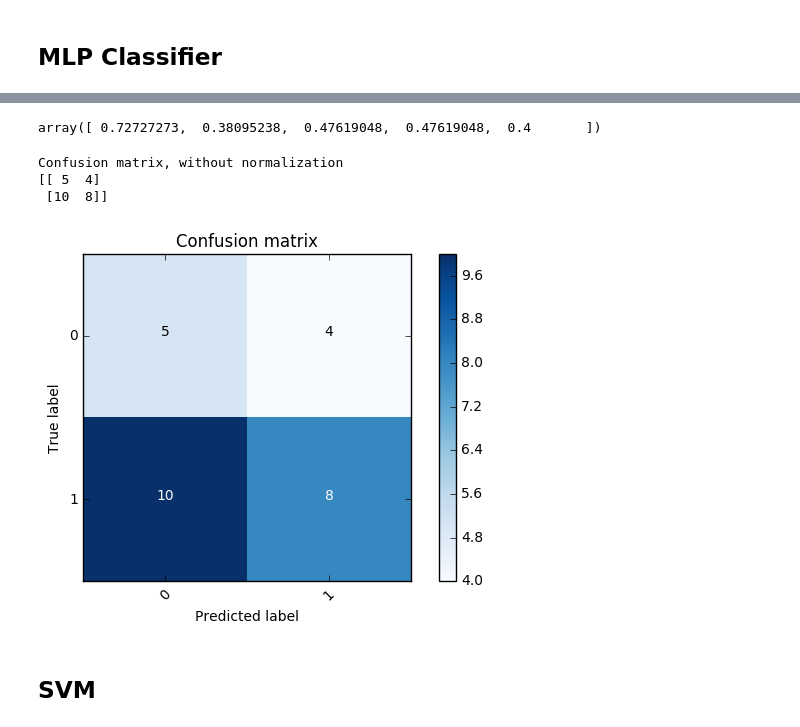
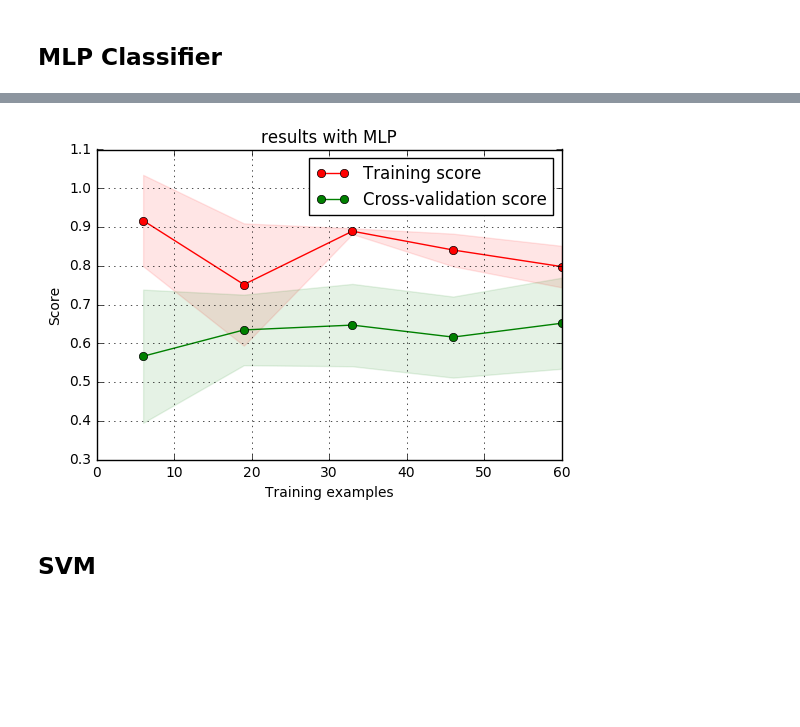
Before and after one commit to Gronlaen/swiss-ice-hockey-playoffs-prediction, a Jupyter notebook: ML.ipynb, the cells around one changed output, grey strips where cells are left out. Cells and saved outputs as stored; diff of their text form; code cells hidden in the pictures; blank space fills up the shorter version.

Commit message:
some more models

```diff
--- a/ML.ipynb
+++ b/ML.ipynb
@@ -117,0 +164,10 @@ def plot_confusion_matrix(cm, classes,
+# %%
+rf = RandomForestClassifier()
+param_grid = {
+    'n_estimators': [5, 10, 20, 30, 40, 50],
+    'criterion': ['gini', 'entropy'],
+    'max_features': ['auto', 'sqrt', 'log2', None],
+    'max_depth': [None, 5, 10, 20]
+}
+CV_rf = GridSearchCV(rf, param_grid, scoring='accuracy', cv=5, verbose=1)
+CV_rf.fit(X_train, y_train)
@@ -119,14 +238,14 @@ def plot_confusion_matrix(cm, classes,
 ## MLP Classifier
 # %%
 param_grid = {
-    'solver':['lbfgs', 'adam'],
-    'hidden_layer_sizes':[(10,), (20,), (30,), (40,), (50,), (60,), (70,), (80,), (90,), (100,)],
+    'solver':['lbfgs'],
+    'hidden_layer_sizes':[(10,),(30,), (50,), (80,), (100,),(10,10), (50,50)],
     'activation': ['logistic', 'tanh', 'relu'],
     'early_stopping': [True, False],
-    'alpha': np.logspace(-4, -1, num=4),
+    'alpha': np.logspace(-2, 1, num=15),
     'max_iter': [1000, 2000]
 }
 clfncv = MLPClassifier()
-cv_mlp = GridSearchCV(clfncv, param_grid, scoring='roc_auc', cv=5, verbose=2)
-cv_mlp.fit(X,y)
+cv_mlp = GridSearchCV(clfncv, param_grid, scoring='roc_auc', cv=5, verbose=1)
+cv_mlp.fit(X_train_norm,y_train)
 # %% [output]
@@ -263,2 +257,0 @@ plot_learning_curve(good_model, 'results with MLP', X, y, scoring='accuracy');
-# %%
-good_model.fit(X_train, y_train)
@@ -273,15 +258,8 @@ MLPClassifier(activation='logistic', alpha=0.001, batch_size='auto',
-# %%
-cross_val_score(good_model, X, y, cv =5, scoring='accuracy')
-# %% [output]
-array([ 0.72727273,  0.38095238,  0.47619048,  0.47619048,  0.4       ])
-# %%
-y_preds = good_model.predict(X_test)
-plot_confusion_matrix(confusion_matrix(y_test, y_preds), classes=[0,1])
-# %% [output]
-Confusion matrix, without normalization
-[[ 5  4]
- [10  8]]
-[figure, removed]
+# %%
+best_nn = cv_mlp.best_estimator_
+plot_learning_curve(best_nn, 'results with MLP', X_train_norm, y_train, scoring='roc_auc');
+# %% [output]
+[figure, added]
 # %% [markdown]
 ## SVM
 # %%
```
Also changed, not shown: parts of 25 cells of this notebook.
